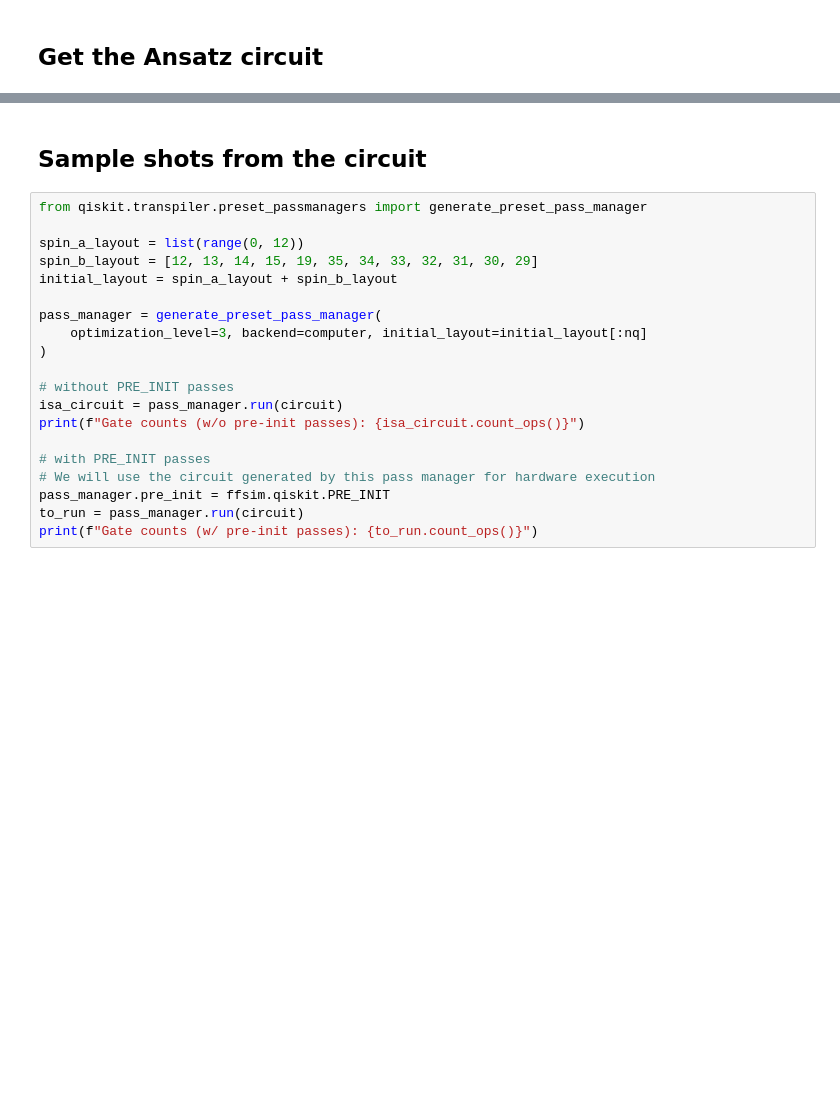
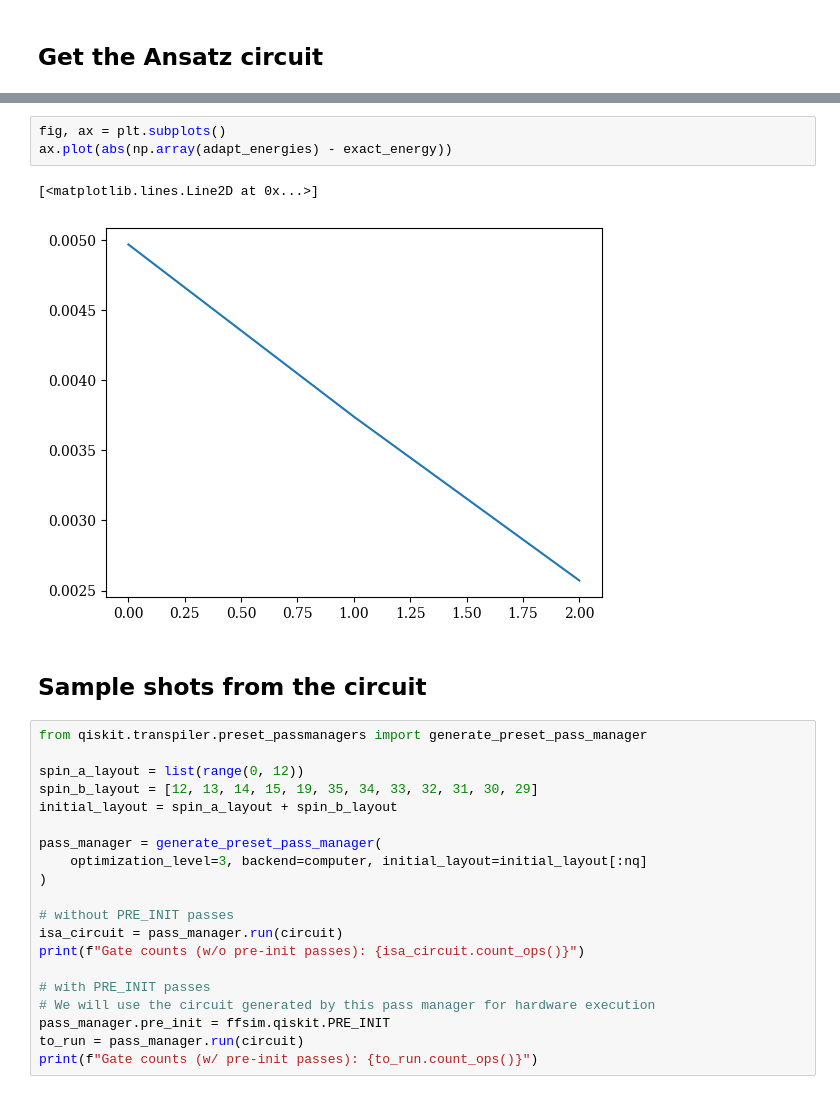
Before and after one commit to mafaldaramoa/ceo-adapt-vqe, a Jupyter notebook: examples/adapt_isqd.ipynb, the cells around one changed output, grey strips where cells are left out. Drawn from its saved outputs; the diff is of its cells as text; blank space fills up the shorter version.

```diff
--- a/examples/adapt_isqd.ipynb
+++ b/examples/adapt_isqd.ipynb
@@ -166,3 +170,9 @@ for circuit in circuits:
+# %%
+fig, ax = plt.subplots()
+ax.plot(abs(np.array(adapt_energies) - exact_energy))
+# %% [output]
+[<matplotlib.lines.Line2D at 0x...>]
+[figure, added]
 # %% [markdown]
 ## Sample shots from the circuit
 # %%
```
Also changed, not shown: parts of 15 cells of this notebook.
